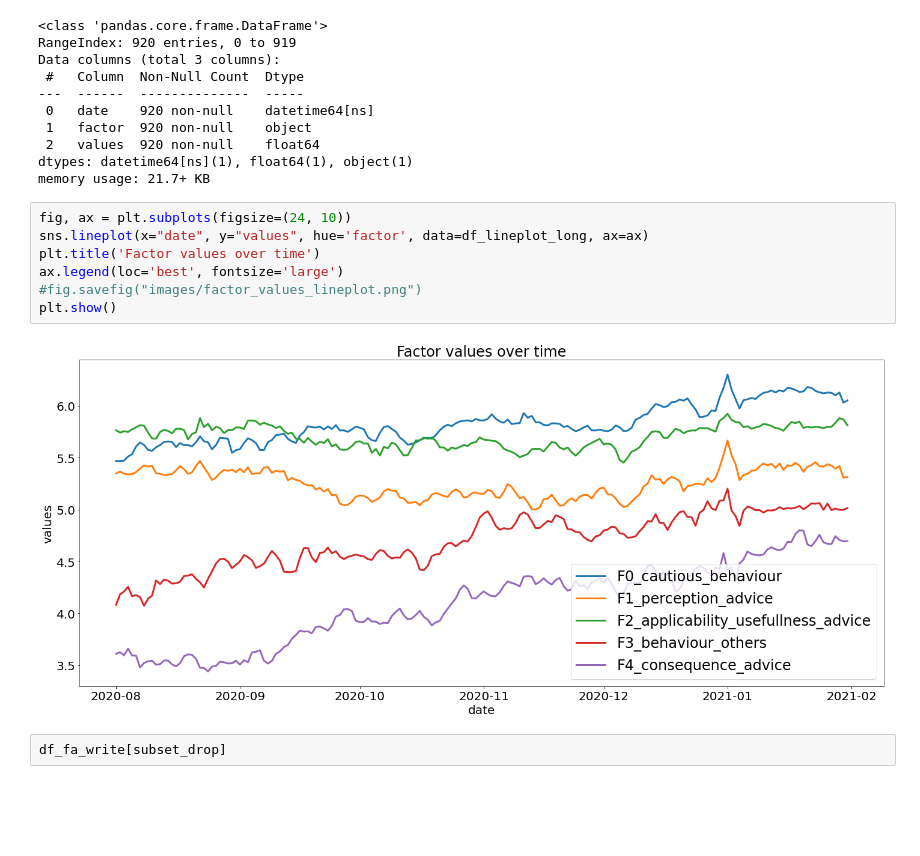
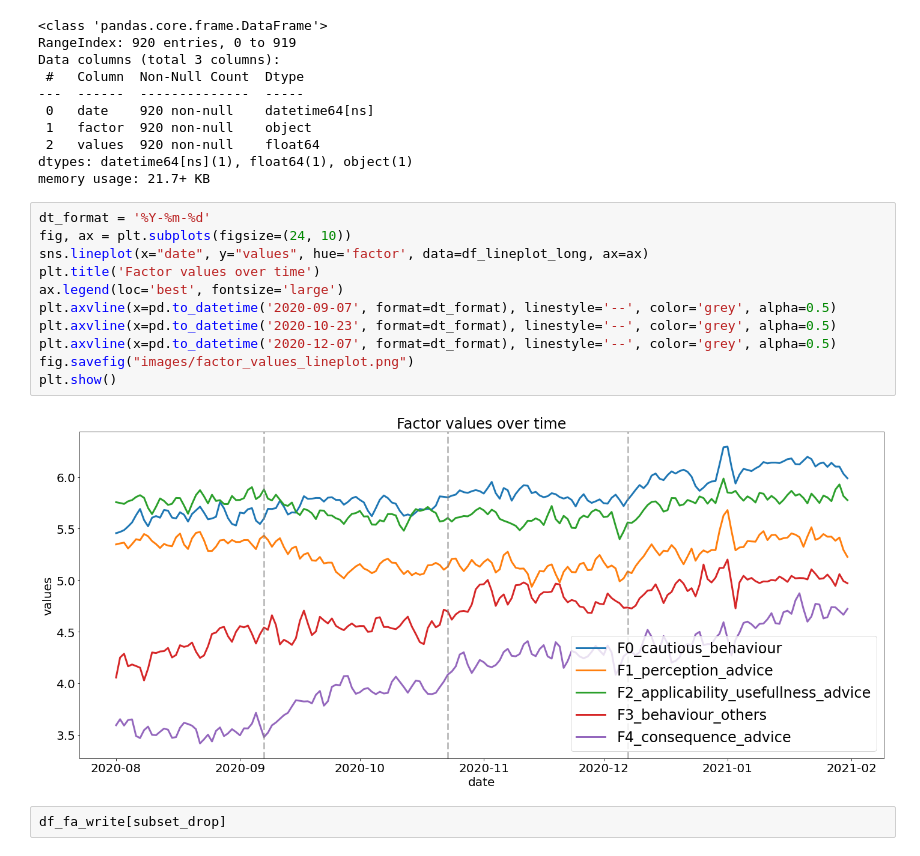
Before and after one commit to anuarsantoyo/master-thesis, a Jupyter notebook: preprocessing/FactorAnalysis.ipynb, the cells around one changed output. Saved outputs shown, nothing was run; the diff lists cells and outputs as text; blank space fills up the shorter version.

Commit message:
added vertical lines to factor values lineplot

```diff
--- a/preprocessing/FactorAnalysis.ipynb
+++ b/preprocessing/FactorAnalysis.ipynb
@@ -421,14 +427,18 @@ Data columns (total 3 columns):
 dtypes: datetime64[ns](1), float64(1), object(1)
 memory usage: 21.7+ KB
 # %%
+dt_format = '%Y-%m-%d'
 fig, ax = plt.subplots(figsize=(24, 10))
 sns.lineplot(x="date", y="values", hue='factor', data=df_lineplot_long, ax=ax)
 plt.title('Factor values over time')
 ax.legend(loc='best', fontsize='large')
-#fig.savefig("images/factor_values_lineplot.png")
+plt.axvline(x=pd.to_datetime('2020-09-07', format=dt_format), linestyle='--', color='grey', alpha=0.5)
+plt.axvline(x=pd.to_datetime('2020-10-23', format=dt_format), linestyle='--', color='grey', alpha=0.5)
+plt.axvline(x=pd.to_datetime('2020-12-07', format=dt_format), linestyle='--', color='grey', alpha=0.5)
+fig.savefig("images/factor_values_lineplot.png")
 plt.show()
 # %% [output]
-[figure, old version]
+[figure, new version]
 # %%
 df_fa_write[subset_drop]
 # %%
```
Also changed, not shown: parts of 4 cells of this notebook, 2 other files.
